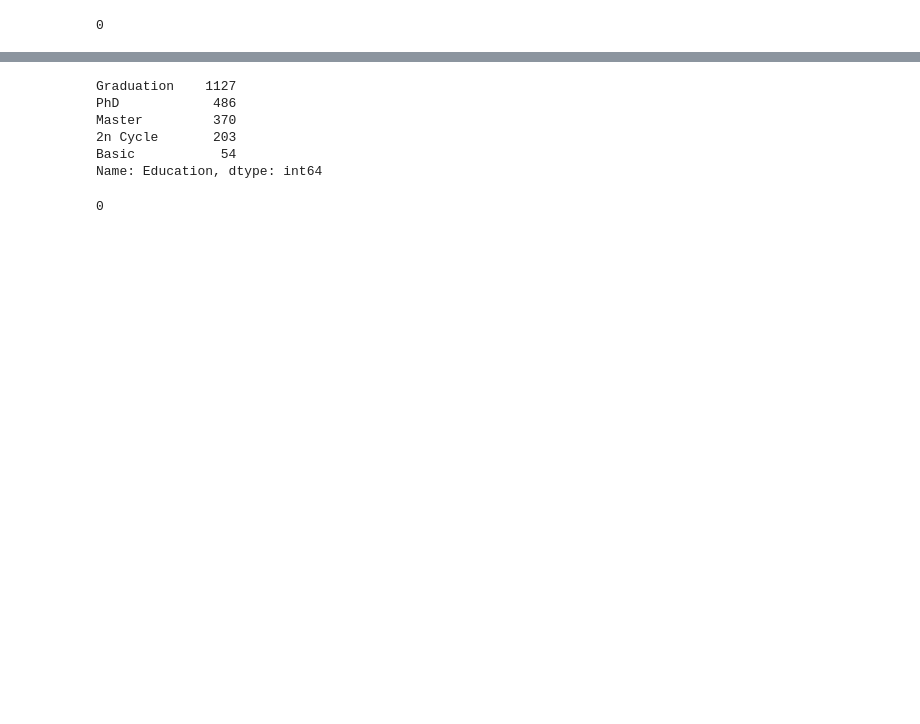
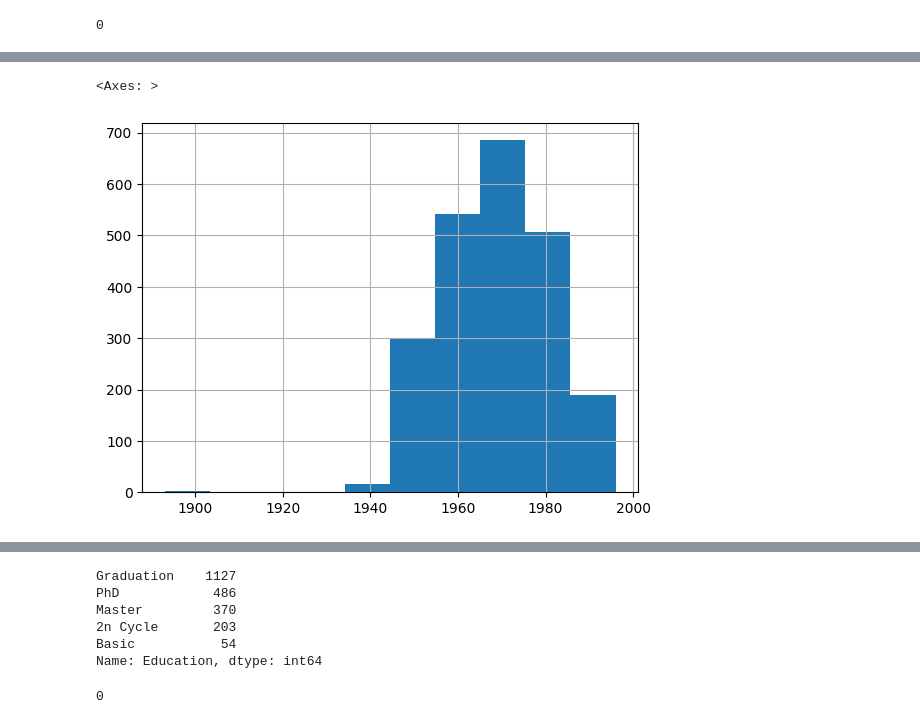
Before and after one commit to nqtquoctrung94/RFM_Customer_Personality_Analysis, a Jupyter notebook: Final_BI_mindX.ipynb, the cells around one changed output, grey strips where cells are left out. Cells and saved outputs as stored; diff of their text form; code cells hidden in the pictures; blank space fills up the shorter version.

```diff
--- a/Final_BI_mindX.ipynb
+++ b/Final_BI_mindX.ipynb
@@ -156,4 +215,7 @@ for x in mc.columns:
 # %%
-mc['Year_Birth'].value_counts()
+mc['Year_Birth'].hist()
+# %% [output]
+<Axes: >
+[figure, added]
 # %%
 # there are some people born in 1899, 1893 and 1900 --- considering refill mean value
```
Also changed, not shown: parts of 143 cells of this notebook, 3 other files.
